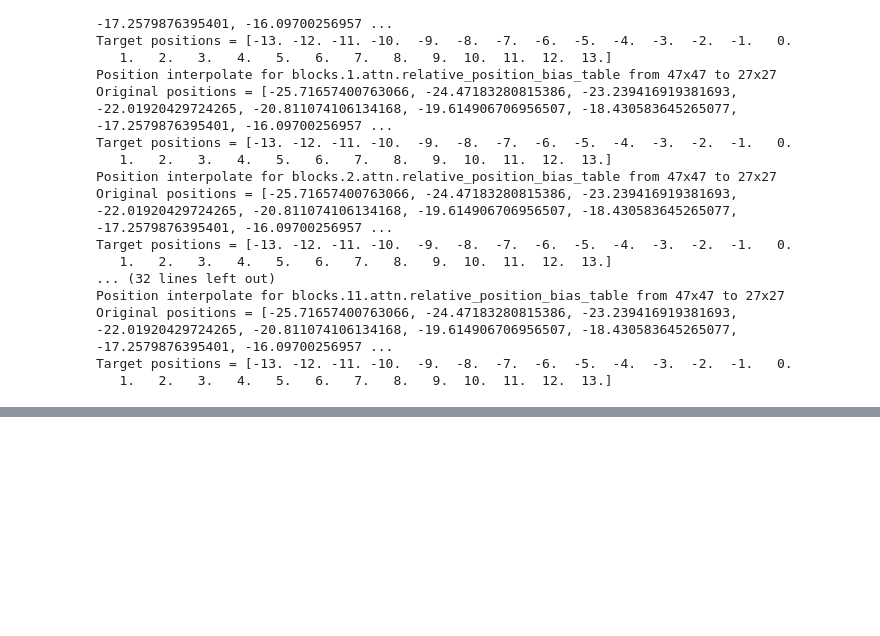
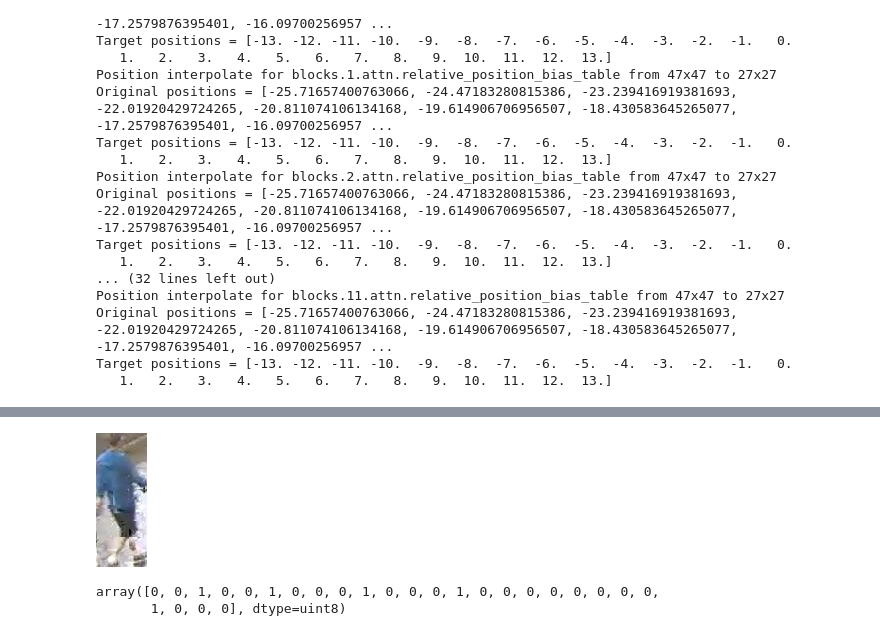
Before and after one commit to BachNgoH/CrossPAR_ACCV2024, a Jupyter notebook: evaluate_failure_cases.ipynb, the cells around one changed output, grey strips where cells are left out. Drawn from its saved outputs; the diff is of its cells as text; code cells hidden in the pictures; blank space fills up the shorter version.

```diff
--- a/evaluate_failure_cases.ipynb
+++ b/evaluate_failure_cases.ipynb
@@ -202,0 +235,6 @@ evaluate(config, model, test_loader, torch.device("cuda"), epoch=0, best_acc=Non
+# %%
+from PIL import Image
+
+Image.open("./data/PA-100K/release_data/092278.jpg")
+# %% [output]
+[figure, added]
@@ -202,0 +245,5 @@ evaluate(config, model, test_loader, torch.device("cuda"), epoch=0, best_acc=Non
+# %%
+label
+# %% [output]
+array([0, 0, 1, 0, 0, 1, 0, 0, 0, 1, 0, 0, 0, 1, 0, 0, 0, 0, 0, 0, 0, 0,
+       1, 0, 0, 0], dtype=uint8)
```
Also changed, not shown: parts of 18 cells of this notebook, 6 other files.
